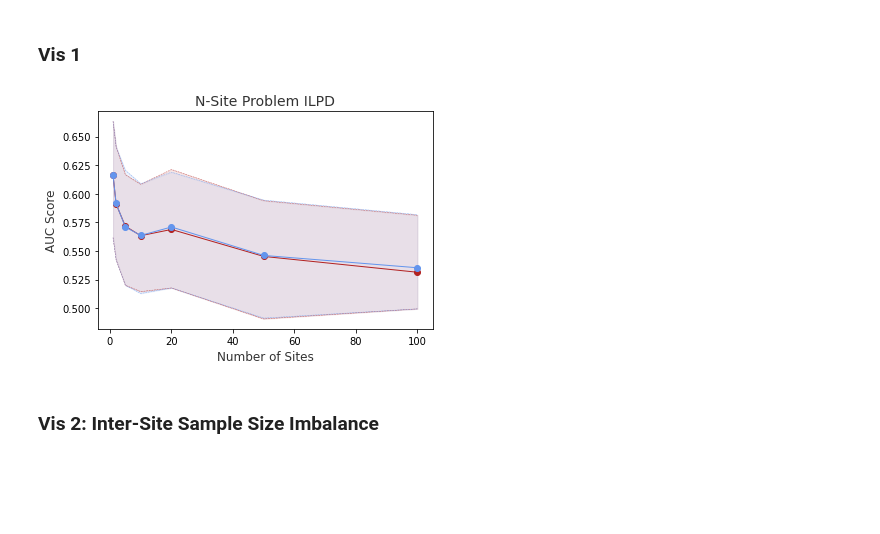
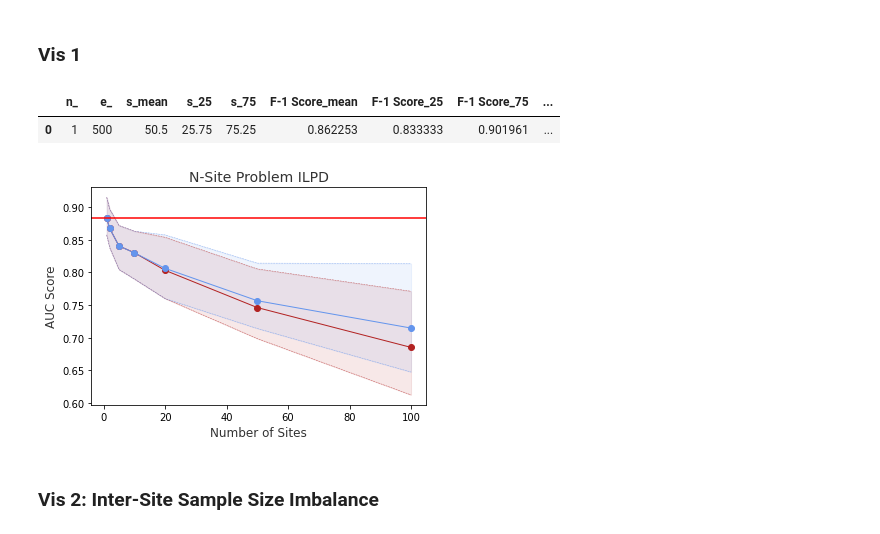
Before and after one commit to GregChen3072/MasterArbeit, a Jupyter notebook: src/visualization.ipynb, the cells around one changed output. Drawn from its saved outputs; the diff is of its cells as text; code cells hidden in the pictures; blank space fills up the shorter version.

```diff
--- a/src/visualization.ipynb
+++ b/src/visualization.ipynb
@@ -14,9 +14,9 @@ import seaborn as sns
 # %% [markdown]
 ### Vis 1
 # %%
-path_1_1 = "/Users/greg/Downloads/AR_Master_Thesis/output/vis_ILPD_1_1.csv"
-path_1_2 = "/Users/greg/Downloads/AR_Master_Thesis/output/vis_ILPD_1_2.csv"
-path_1_3 = "/Users/greg/Downloads/AR_Master_Thesis/output/vis_ILPD_1_3.csv"
+path_1_1 = "/Users/greg/Downloads/AR_Master_Thesis/output/vis_HCC_1_1.csv"
+path_1_2 = "/Users/greg/Downloads/AR_Master_Thesis/output/vis_HCC_1_2.csv"
+path_1_3 = "/Users/greg/Downloads/AR_Master_Thesis/output/vis_HCC_1_3.csv"
 
 df_1_1 = pd.read_csv(path_1_1, index_col=False)
 df_1_2 = pd.read_csv(path_1_2, index_col=False)
@@ -37,32 +37,39 @@ plot_1_3 = df_1_3.groupby(['n', 'e', 'r']).agg([np.mean, percentile(25), percent
 plot_1_1.columns = ['_'.join(col) for col in plot_1_1.columns]
 plot_1_2.columns = ['_'.join(col) for col in plot_1_2.columns]
 plot_1_3.columns = ['_'.join(col) for col in plot_1_3.columns]
+# %%
+plot_1_1
+# %% [output]
+|  | n_ | e_ | s_mean | s_25 | s_75 | F-1 Score_mean | F-1 Score_25 | F-1 Score_75 | ... |
+| 0 | 1 | 500 | 50.5 | 25.75 | 75.25 | 0.862253 | 0.833333 | 0.901961 | ... |
 # %%
 # Plot mean estimate as a line
 plt.plot('n_', 'AUC Score_mean', data = plot_1_2, linewidth=1, alpha=1, color="firebrick", marker='o')
 plt.plot('n_', 'AUC Score_25', data = plot_1_2, linewidth=0.5, alpha=0.7, color="firebrick", linestyle='--')
 plt.plot('n_', 'AUC Score_75', data = plot_1_2, linewidth=0.5, alpha=0.7, color="firebrick", linestyle='--')
 
 # Fill between the upper and lower bands
 plt.fill_between(x = 'n_',
                  y1 = 'AUC Score_25', y2 = 'AUC Score_75',
                  data = plot_1_2, alpha=0.1, color="firebrick")
 
 plt.plot('n_', 'AUC Score_mean', data = plot_1_3, linewidth=1, alpha=1, color="cornflowerblue", marker='o')
 plt.plot('n_', 'AUC Score_25', data = plot_1_3, linewidth=0.5, alpha=0.7, color="cornflowerblue", linestyle='--')
 plt.plot('n_', 'AUC Score_75', data = plot_1_3, linewidth=0.5, alpha=0.7, color="cornflowerblue", linestyle='--')
 
 # Fill between the upper and lower bands
 plt.fill_between(x = 'n_',
                  y1 = 'AUC Score_25', y2 = 'AUC Score_75',
                  data = plot_1_3, alpha=0.1, color="cornflowerblue")
 
+plt.axhline(y=0.883067, color='r', linestyle='-')
+
 plt.title("N-Site Problem ILPD", alpha=0.8, fontsize=14)
 plt.xlabel("Number of Sites", alpha=0.8, fontsize=12)
 plt.ylabel("AUC Score", alpha=0.8, fontsize=12)
 
 plt.show()
 # %% [output]
-[figure, old version]
+[figure, new version]
 # %% [markdown]
 ### Vis 2: Inter-Site Sample Size Imbalance
```
Also changed, not shown: parts of 10 cells of this notebook, 1 other file.
